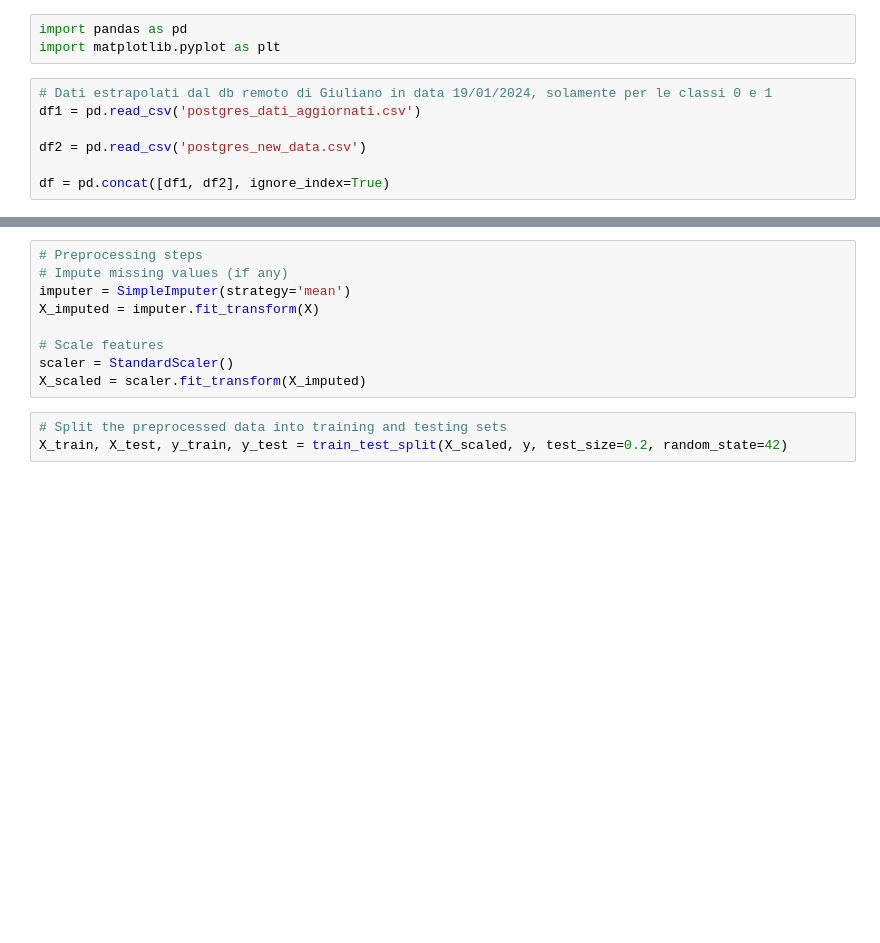
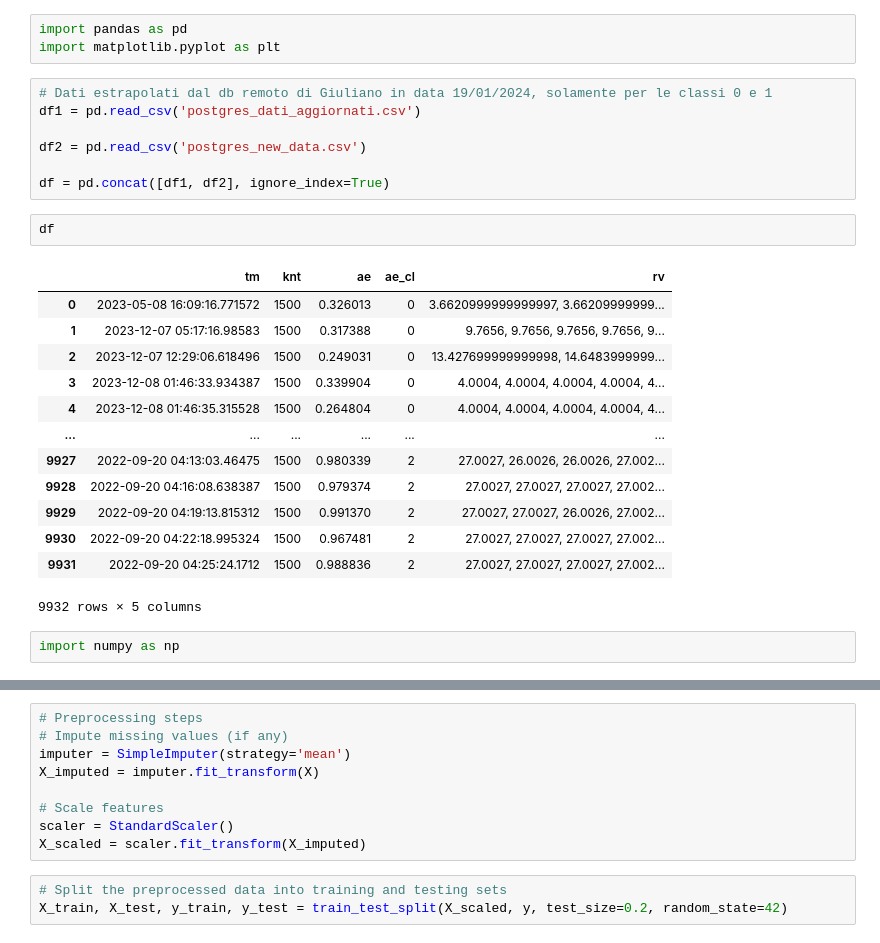
Before and after one commit to onekenoby/3AAI, a Jupyter notebook: SensorAnalysis/ML_Training/ML01/nn_classification_Esteban.ipynb, the cells around one changed output, grey strips where cells are left out. Cells and saved outputs as stored; diff of their text form; blank space fills up the shorter version.

```diff
--- a/SensorAnalysis/ML_Training/ML01/nn_classification_Esteban.ipynb
+++ b/SensorAnalysis/ML_Training/ML01/nn_classification_Esteban.ipynb
@@ -8,3 +8,21 @@ df1 = pd.read_csv('postgres_dati_aggiornati.csv')
 df2 = pd.read_csv('postgres_new_data.csv')
 
 df = pd.concat([df1, df2], ignore_index=True)
+# %%
+df
+# %% [output]
+|  | tm | knt | ae | ae_cl | rv |
+| 0 | 2023-05-08 16:09:16.771572 | 1500 | 0.326013 | 0 | 3.6620999999999997, 3.66209999999... |
+| 1 | 2023-12-07 05:17:16.98583 | 1500 | 0.317388 | 0 | 9.7656, 9.7656, 9.7656, 9.7656, 9... |
+| 2 | 2023-12-07 12:29:06.618496 | 1500 | 0.249031 | 0 | 13.427699999999998, 14.6483999999... |
+| 3 | 2023-12-08 01:46:33.934387 | 1500 | 0.339904 | 0 | 4.0004, 4.0004, 4.0004, 4.0004, 4... |
+| 4 | 2023-12-08 01:46:35.315528 | 1500 | 0.264804 | 0 | 4.0004, 4.0004, 4.0004, 4.0004, 4... |
+| ... | ... | ... | ... | ... | ... |
+| 9927 | 2022-09-20 04:13:03.46475 | 1500 | 0.980339 | 2 | 27.0027, 26.0026, 26.0026, 27.002... |
+| 9928 | 2022-09-20 04:16:08.638387 | 1500 | 0.979374 | 2 | 27.0027, 27.0027, 27.0027, 27.002... |
+| 9929 | 2022-09-20 04:19:13.815312 | 1500 | 0.991370 | 2 | 27.0027, 27.0027, 26.0026, 27.002... |
+| 9930 | 2022-09-20 04:22:18.995324 | 1500 | 0.967481 | 2 | 27.0027, 27.0027, 27.0027, 27.002... |
+| 9931 | 2022-09-20 04:25:24.1712 | 1500 | 0.988836 | 2 | 27.0027, 27.0027, 27.0027, 27.002... |
+9932 rows × 5 columns
+# %%
+import numpy as np
```
Also changed, not shown: parts of 22 cells of this notebook, 1 other file.
